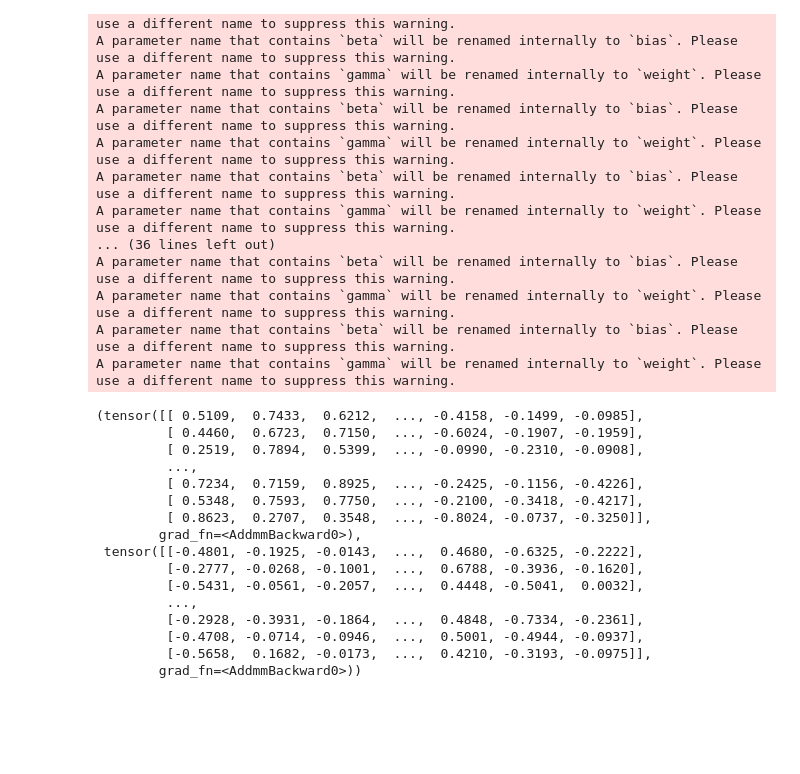
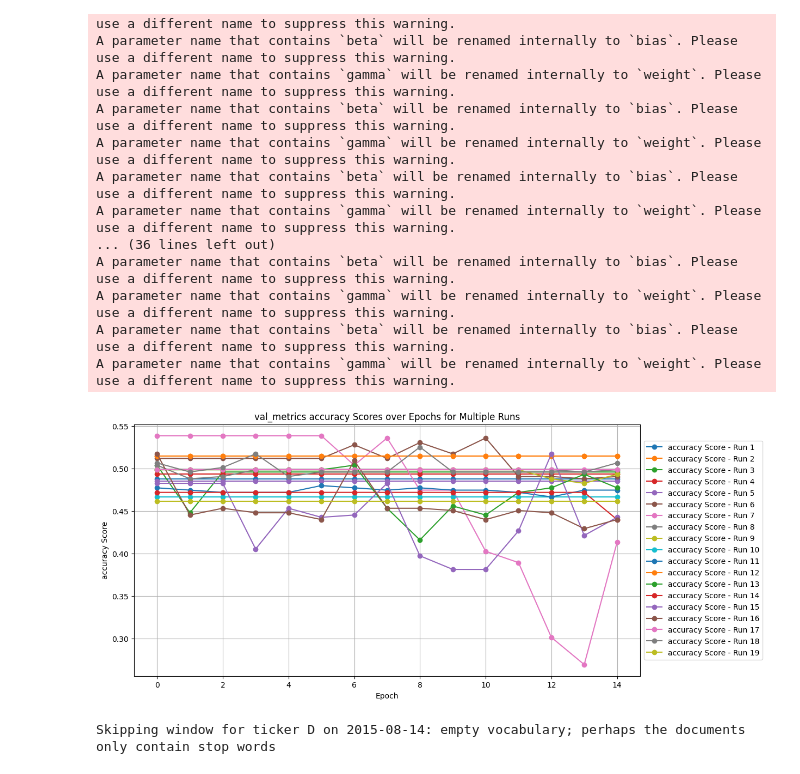
Before and after one commit to ArgyleR/honours-fin-sentiment, a Jupyter notebook: analytics.ipynb, the cells around one changed output. Cells and saved outputs as stored; diff of their text form; code cells hidden in the pictures; blank space fills up the shorter version.

```diff
--- a/analytics.ipynb
+++ b/analytics.ipynb
@@ -950,23 +955,37 @@ output = model(ts_data, text_data, attention_mask)
-# %%
-output
-# %% [output]
-(tensor([[ 0.5109,  0.7433,  0.6212,  ..., -0.4158, -0.1499, -0.0985],
-         [ 0.4460,  0.6723,  0.7150,  ..., -0.6024, -0.1907, -0.1959],
-         [ 0.2519,  0.7894,  0.5399,  ..., -0.0990, -0.2310, -0.0908],
-         ...,
-         [ 0.7234,  0.7159,  0.8925,  ..., -0.2425, -0.1156, -0.4226],
-         [ 0.5348,  0.7593,  0.7750,  ..., -0.2100, -0.3418, -0.4217],
-         [ 0.8623,  0.2707,  0.3548,  ..., -0.8024, -0.0737, -0.3250]],
-        grad_fn=<AddmmBackward0>),
- tensor([[-0.4801, -0.1925, -0.0143,  ...,  0.4680, -0.6325, -0.2222],
-         [-0.2777, -0.0268, -0.1001,  ...,  0.6788, -0.3936, -0.1620],
-         [-0.5431, -0.0561, -0.2057,  ...,  0.4448, -0.5041,  0.0032],
-         ...,
-         [-0.2928, -0.3931, -0.1864,  ...,  0.4848, -0.7334, -0.2361],
-         [-0.4708, -0.0714, -0.0946,  ...,  0.5001, -0.4944, -0.0937],
-         [-0.5658,  0.1682, -0.0173,  ...,  0.4210, -0.3193, -0.0975]],
-        grad_fn=<AddmmBackward0>))
 # %%
 preds = mh.cosine_similarity_custom(output[0].detach().numpy(), output[1].detach().numpy())
 
 all_preds = (preds >= 0.5).astype(int).tolist()
+# %%
+import json
+import matplotlib.pyplot as plt
+
+file_path = 'output.json'  # Make sure to use the correct path
+
+with open(file_path, 'r') as f:
+    data = json.load(f)
+# %%
+f1_scores = []
+epochs = []
+
+plot_value ='accuracy'
+metrics_pool = 'val_metrics'
+for entry in data:
+    epochs.append(entry['epoch'])
+    f1_scores.append(entry[metrics_pool][plot_value])
+
+# Step 3: Plot all F1 scores on the same graph
+plt.figure(figsize=(12, 6))
+
+# Plot each set of F1 scores
+for i, f1 in enumerate(f1_scores):
+    plt.plot(epochs[i], f1, marker='o', label=f'{plot_value} Score - Run {i+1}')
+
+plt.title(f'{metrics_pool} {plot_value} Scores over Epochs for Multiple Runs')
+plt.xlabel('Epoch')
+plt.ylabel(f'{plot_value} Score')
+plt.grid(True)
+plt.legend(loc='center left', bbox_to_anchor=(1, 0.5))
+plt.show()
+# %% [output]
+[figure, added]
@@ -972,0 +995,12 @@ all_preds = (preds >= 0.5).astype(int).tolist()
+# %%
+import data_helper_v3 as dh3
+data_config = {
+    "name": "stock_net",
+    "text_path": "./data/stocknet-dataset/tweet/organised_tweet.csv",
+    "ts_path": "./data/stocknet-dataset/price/raw/",
+    "ts_date_col": 'Date',
+    'text_date_col': 'created_at'
+}
+df = dh3.get_data(data_source=data_config, model=None, text_window=3, loaders=False)
+# %% [output]
+Skipping window for ticker D on 2015-08-14: empty vocabulary; perhaps the documents only contain stop words
```
Also changed, not shown: parts of 22 cells of this notebook, 4 other files.
